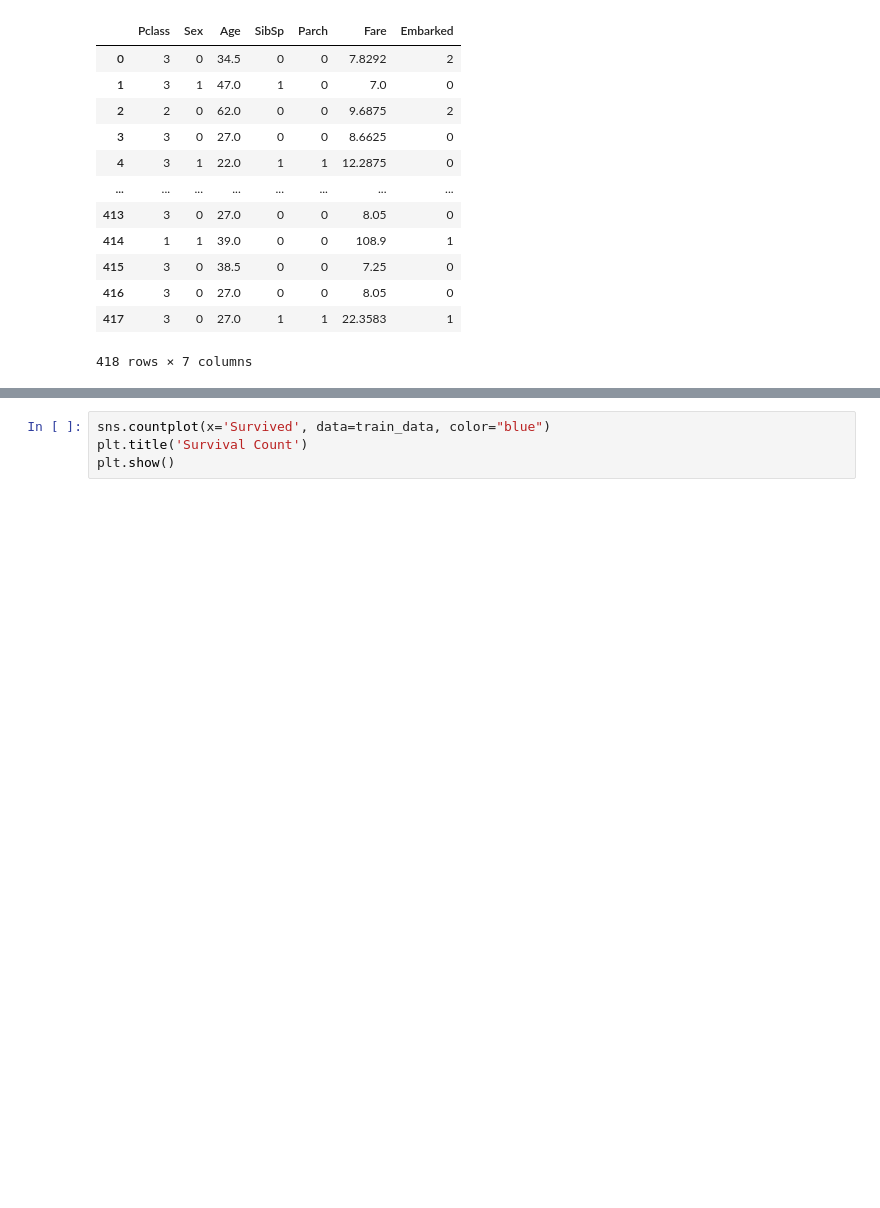
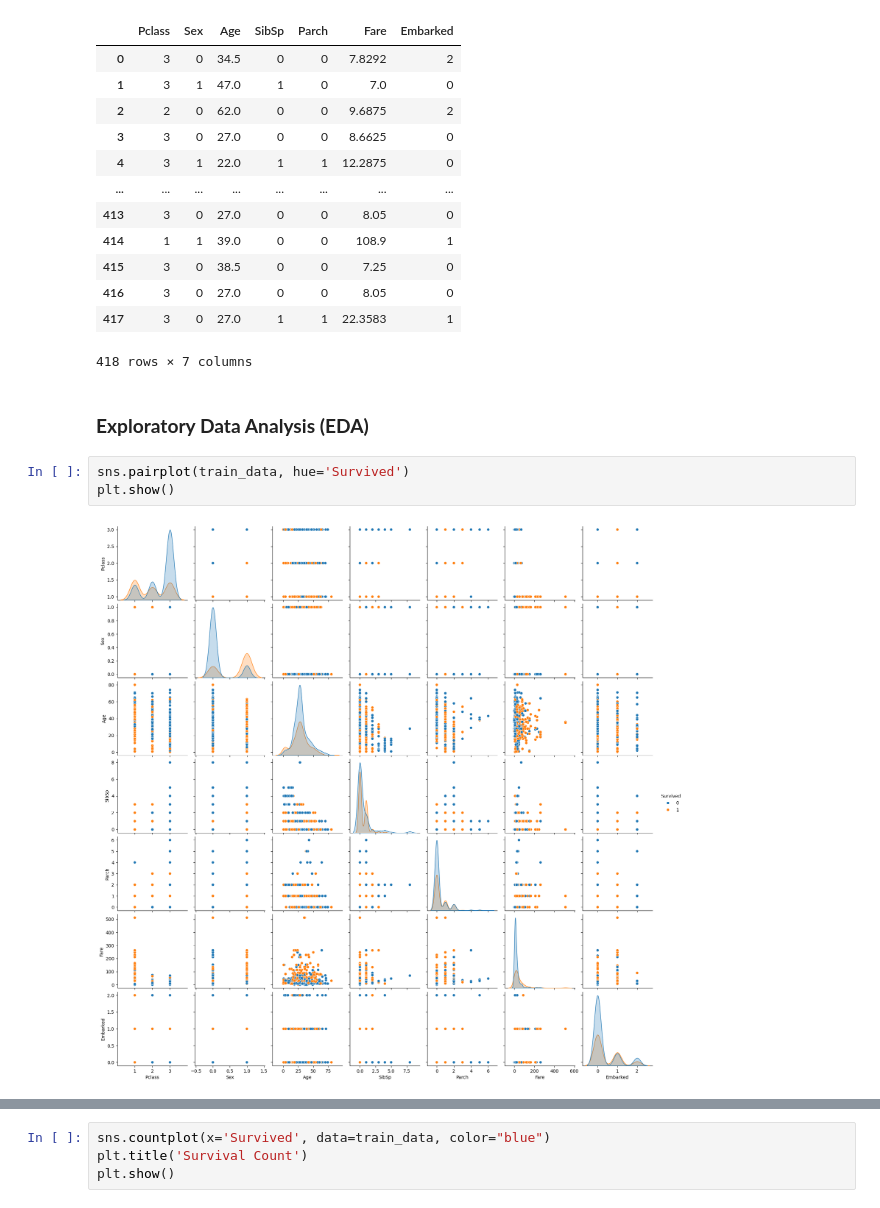
Before and after one commit to Shrutis10/PRODIGY_DS_02, a Jupyter notebook: Task_2.ipynb, the cells around one changed output, grey strips where cells are left out. Cells and saved outputs as stored; diff of their text form; blank space fills up the shorter version.

```diff
--- a/Task_2.ipynb
+++ b/Task_2.ipynb
@@ -337,3 +341,10 @@ test_data
 | 416 | 3 | 0 | 27.0 | 0 | 0 | 8.05 | 0 |
 | 417 | 3 | 0 | 27.0 | 1 | 1 | 22.3583 | 1 |
 418 rows × 7 columns
+# %% [markdown]
+### **Exploratory Data Analysis (EDA)**
+# %%
+sns.pairplot(train_data, hue='Survived')
+plt.show()
+# %% [output]
+[figure, added]
```
Also changed, not shown: parts of 14 cells of this notebook.
